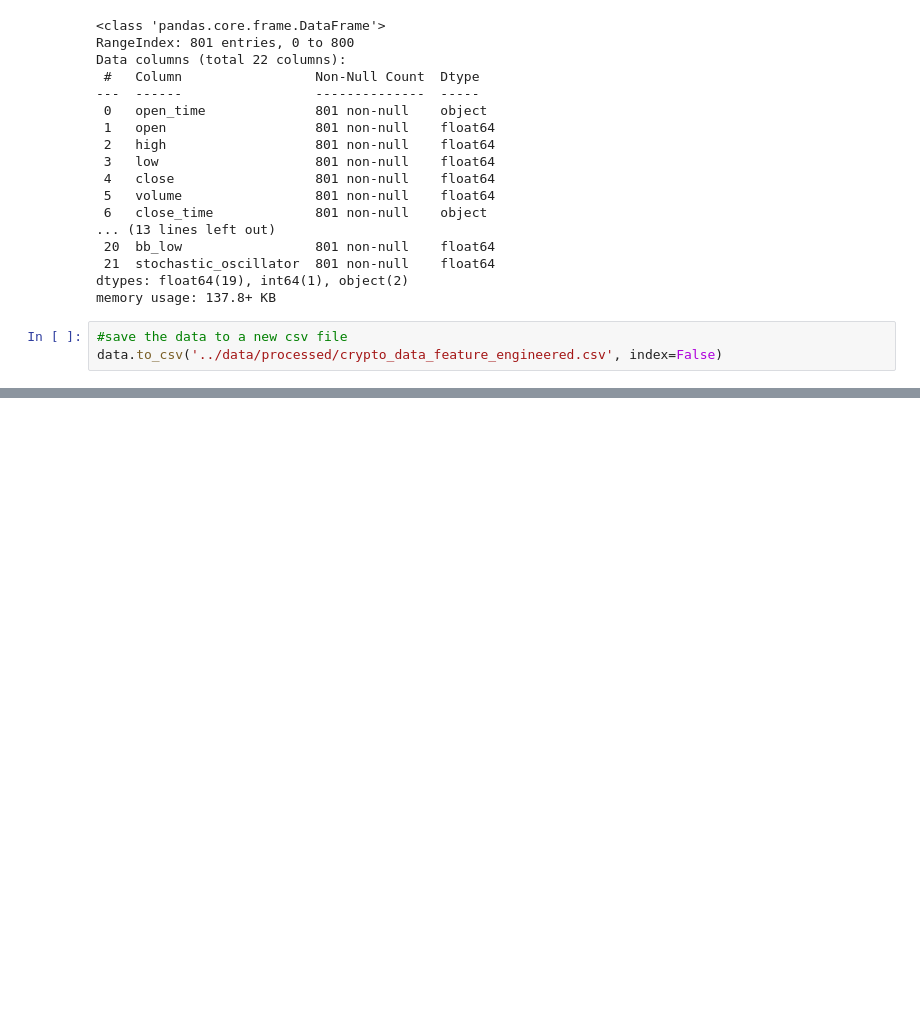
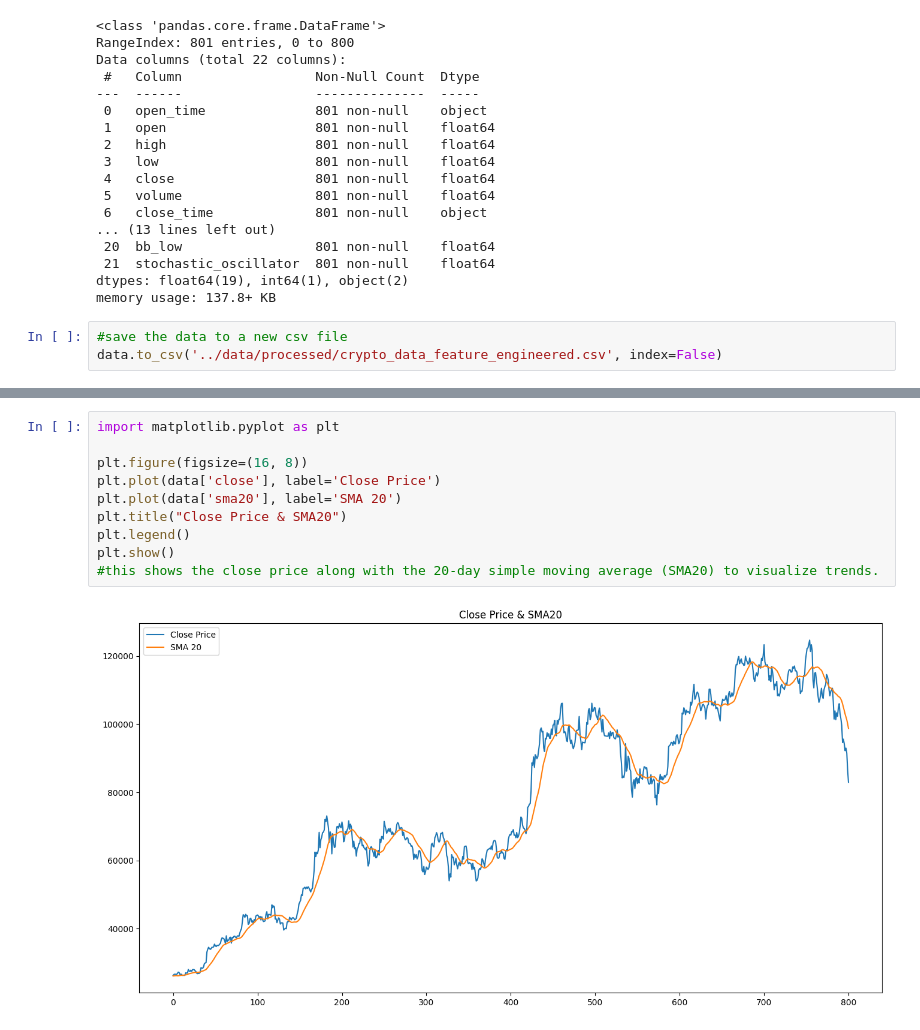
Before and after one commit to gregory-bot/crypto-model-classifier, a Jupyter notebook: notebooks/02_feature_engineering.ipynb, the cells around one changed output, grey strips where cells are left out. Drawn from its saved outputs; the diff is of its cells as text; blank space fills up the shorter version.

```diff
--- a/notebooks/02_feature_engineering.ipynb
+++ b/notebooks/02_feature_engineering.ipynb
@@ -502,0 +551,12 @@ data.to_csv('../data/processed/crypto_data_feature_engineered.csv', index=False)
+# %%
+import matplotlib.pyplot as plt
+
+plt.figure(figsize=(16, 8))
+plt.plot(data['close'], label='Close Price')
+plt.plot(data['sma20'], label='SMA 20')
+plt.title("Close Price & SMA20")
+plt.legend()
+plt.show()
+#this shows the close price along with the 20-day simple moving average (SMA20) to visualize trends.
+# %% [output]
+[figure, added]
```
Also changed, not shown: parts of 18 cells of this notebook, 2 other files.
